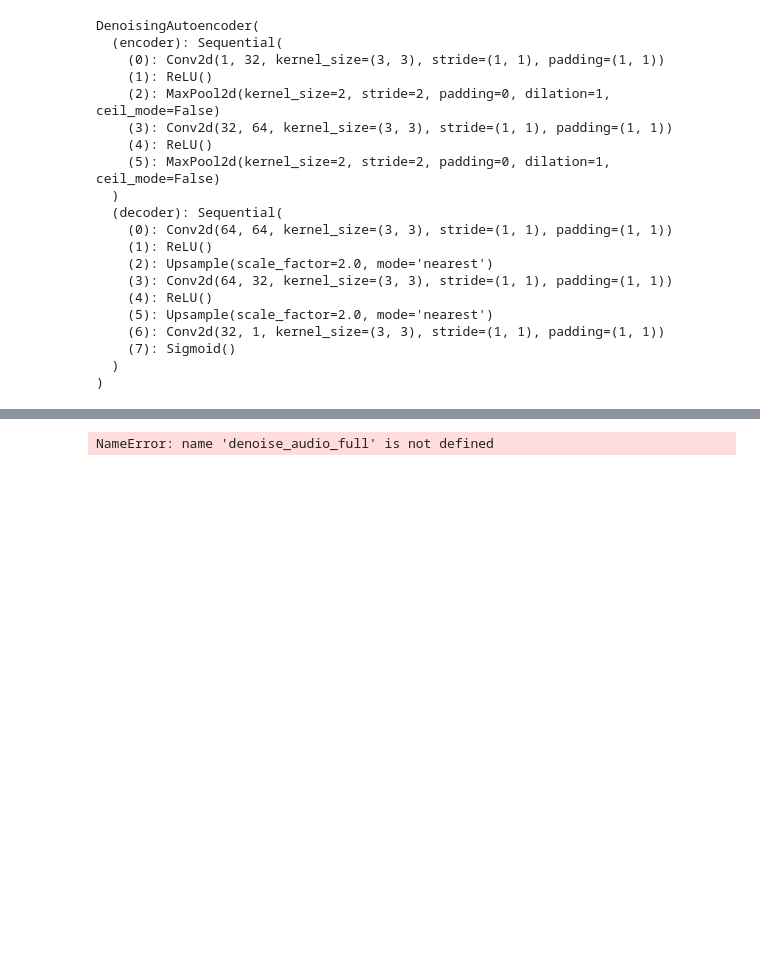
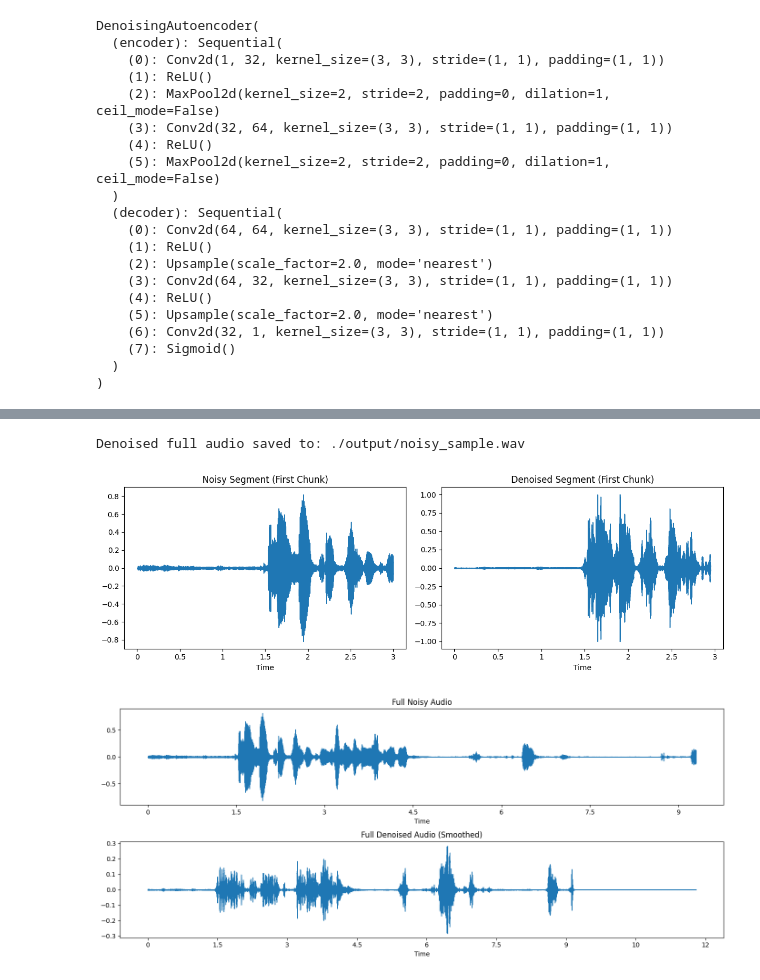
Before and after one commit to aryanthepain/Noise_Suppression_Model, a Jupyter notebook: alternate_failed_approach.ipynb, the cells around one changed output, grey strips where cells are left out. Cells and saved outputs as stored; diff of their text form; code cells hidden in the pictures; blank space fills up the shorter version.

```diff
--- a/approach_1_prediction.ipynb
+++ b/alternate_failed_approach.ipynb
@@ -369,7 +356,7 @@ def smooth_audio(y, window_len=101, window='hanning'):
 
 def denoise_audio_full(input_wav_path, output_wav_path, model,
                        sr=SR, chunk_duration=DURATION,
-                       gain=50, n_iter=128, db_range=70, smooth_window=101):
+                       gain=50, n_iter=128, db_range=80, smooth_window=101):
     """
     Processes a long input audio file by splitting it into fixed-length segments
     (chunk_duration seconds), denoising each segment with the model, and concatenating
@@ -472,14 +459,16 @@ def denoise_audio_full(input_wav_path, output_wav_path, model,
 # %%
 # Provide paths for a demonstration file (change these as needed)
 filename='noisy_sample.wav'
-demo_dir = 'Demo'
+demo_dir = 'output'
 demo_noisy_path = f"./{filename}"
 demo_output_path = f"./{demo_dir}/{filename}"
 
 # Ensure the demo directory exists
 os.makedirs(f"./{demo_dir}", exist_ok=True)
 
 # Process the full long file
 denoise_audio_full(demo_noisy_path, demo_output_path, model, sr=SR, chunk_duration=3, gain=50, n_iter=64)
 # %% [output]
-NameError: name 'denoise_audio_full' is not defined
+Denoised full audio saved to: ./output/noisy_sample.wav
+[figure, added]
+[figure, added]
```
Also changed, not shown: parts of 12 cells of this notebook.
